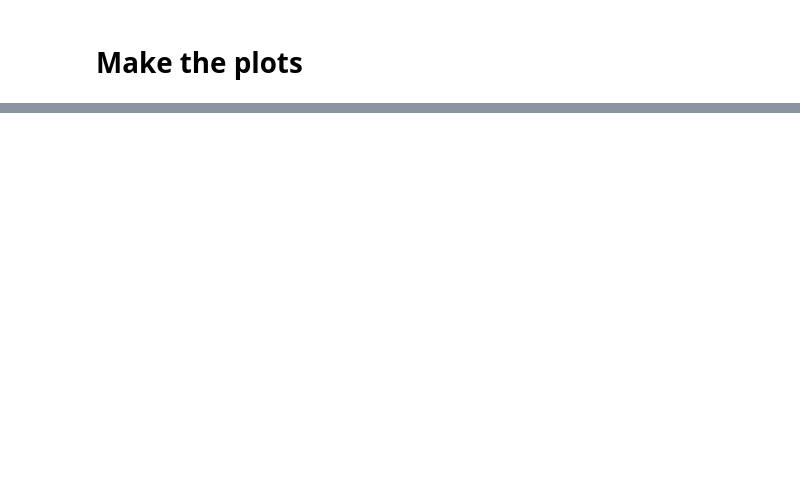
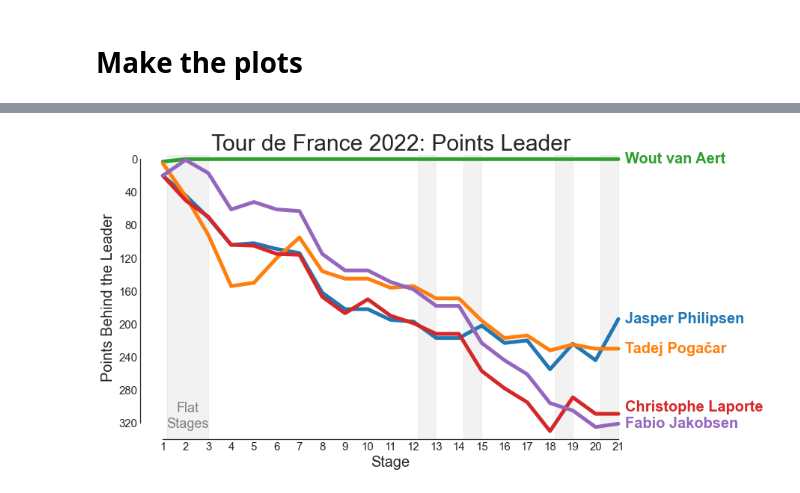
Before and after one commit to agude/agude.github.io, a Jupyter notebook: files/tour-de-france/Tour de France 2022 Plot.ipynb, the cells around one changed output, grey strips where cells are left out. Saved outputs shown, nothing was run; the diff lists cells and outputs as text; code cells hidden in the pictures; blank space fills up the shorter version.

```diff
--- a/files/tour-de-france/Tour de France 2022 Plot.ipynb
+++ b/files/tour-de-france/Tour de France 2022 Plot.ipynb
@@ -326,6 +345,8 @@ df["gap_minutes"] = df["gap_seconds"] / 60
 df["gap_hours"]   = df["gap_seconds"] / 3600
 # %%
 rider_rows = make_plot_tuples(df, x_col="stage", y_col="gap_minutes")
+# %%
+rider_rows_sprint = make_plot_tuples(df, x_col="stage", y_col="points_behind_leader", is_sprint=True)
 # %%
 df
 # %% [output]
@@ -370,3 +404,15 @@ make_plot(
+# %%
+make_sprint_plot(
+    rider_rows_sprint,
+    top_n=5,
+    max_points=340,
+    special_riders=SPRINT_RIDERS,
+    plot_flats=True,
+    title=f"Tour de France {TOUR_YEAR}: Points Leader",
+    output_file=f"{TOUR_YEAR}_tour_de_france_top_5_sprint"
+)
+# %% [output]
+[figure, added]
 # %%
 DEFAULT_COLORS = reset_color_cycle()
 
```
Also changed, not shown: parts of 9 cells of this notebook.
